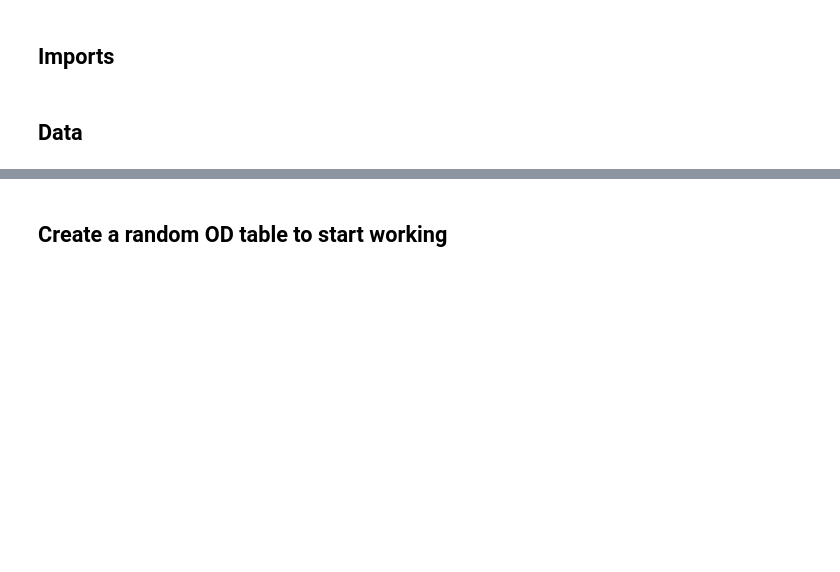
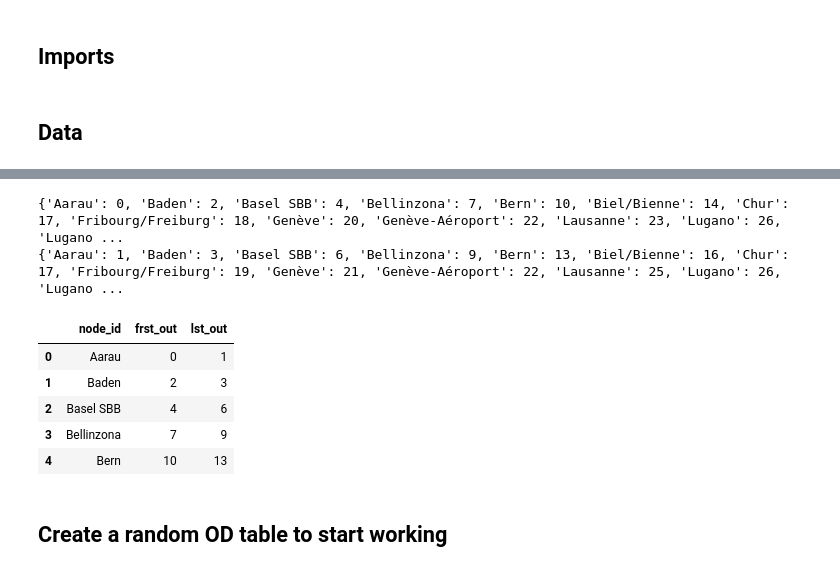
Before and after one commit to liuzzi29/Project_TN, a Jupyter notebook: Model.ipynb, the cells around one changed output, grey strips where cells are left out. Cells and saved outputs as stored; diff of their text form; code cells hidden in the pictures; blank space fills up the shorter version.

```diff
--- a/Model.ipynb
+++ b/Model.ipynb
@@ -59,3 +72,45 @@ df_ville_lignes.head()
+# %%
+# Assuming df_links_bidirectional has 'start_node' (string) and 'link_index'
+
+df_links_bidirectional = df_links_bidirectional.sort_values(['start_node', 'end_node']).reset_index(drop=True)
+df_links_bidirectional['link_index'] = df_links_bidirectional.index
+
+# Group by start_node and get min and max link_index per node
+grouped = df_links_bidirectional.groupby('start_node')['link_index'].agg(['min', 'max']).reset_index()
+
+# Create dicts for first and last outflow link indices per node
+frst_out = dict(zip(grouped['start_node'], grouped['min']))
+lst_out = dict(zip(grouped['start_node'], grouped['max']))
+
+# For nodes without outgoing links, you can fill with -1 if needed:
+all_nodes = set(df_links_bidirectional['start_node']).union(df_links_bidirectional['end_node'])
+for node in all_nodes:
+    if node not in frst_out:
+        frst_out[node] = -1
+    if node not in lst_out:
+        lst_out[node] = -1
+
+print(frst_out)
+print(lst_out)
+
+df_node = pd.DataFrame({
+    'node_id': list(frst_out.keys()),
+    'frst_out': list(frst_out.values()),
+    'lst_out': list(lst_out.values())
+})
+
+df_node = df_node.sort_values('node_id').reset_index(drop=True)
+
+df_node.head()
+# %% [output]
+{'Aarau': 0, 'Baden': 2, 'Basel SBB': 4, 'Bellinzona': 7, 'Bern': 10, 'Biel/Bienne': 14, 'Chur': 17, 'Fribourg/Freiburg': 18, 'Genève': 20, 'Genève-Aéroport': 22, 'Lausanne': 23, 'Lugano': 26, 'Lugano ...
+{'Aarau': 1, 'Baden': 3, 'Basel SBB': 6, 'Bellinzona': 9, 'Bern': 13, 'Biel/Bienne': 16, 'Chur': 17, 'Fribourg/Freiburg': 19, 'Genève': 21, 'Genève-Aéroport': 22, 'Lausanne': 25, 'Lugano': 26, 'Lugano ...
+|  | node_id | frst_out | lst_out |
+| 0 | Aarau | 0 | 1 |
+| 1 | Baden | 2 | 3 |
+| 2 | Basel SBB | 4 | 6 |
+| 3 | Bellinzona | 7 | 9 |
+| 4 | Bern | 10 | 13 |
 # %% [markdown]
 ## Create a random OD table to start working
 # %%
```
Also changed, not shown: parts of 27 cells of this notebook.
